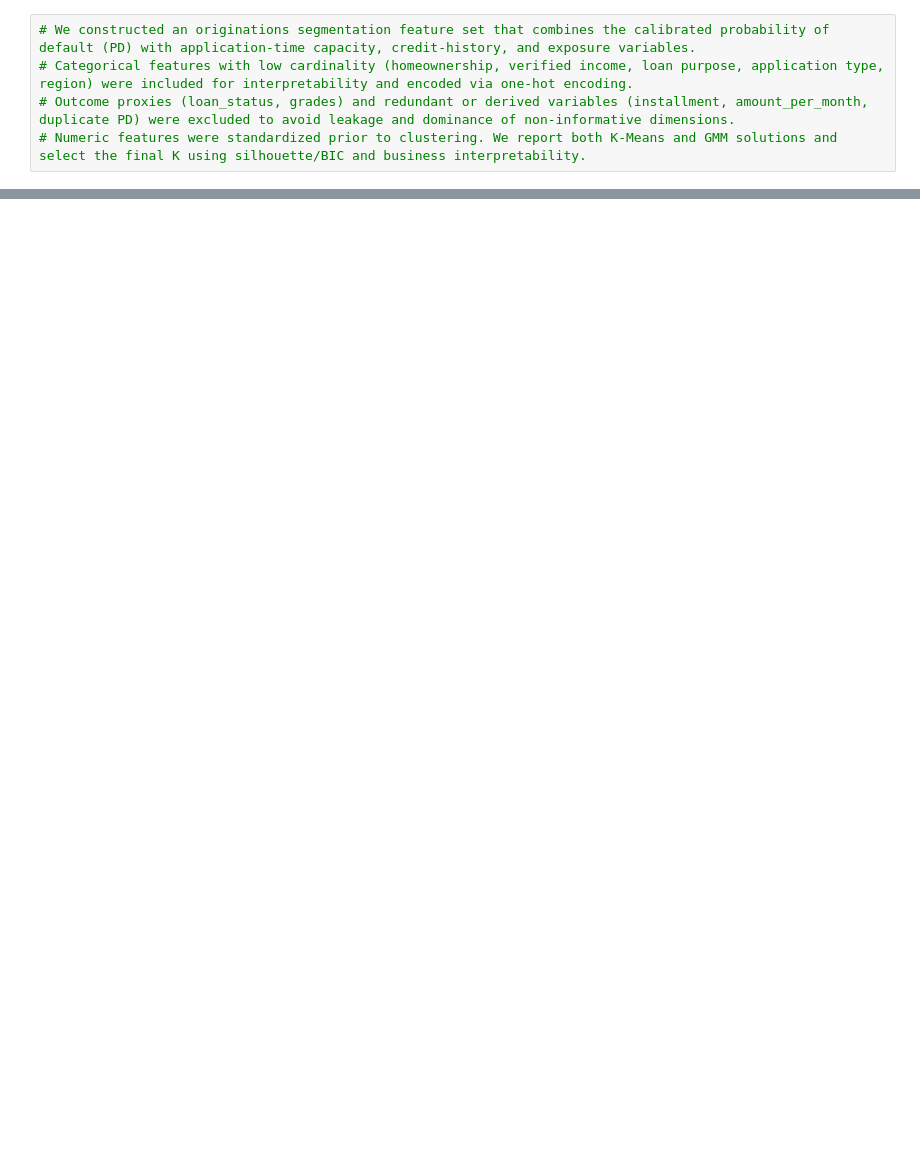
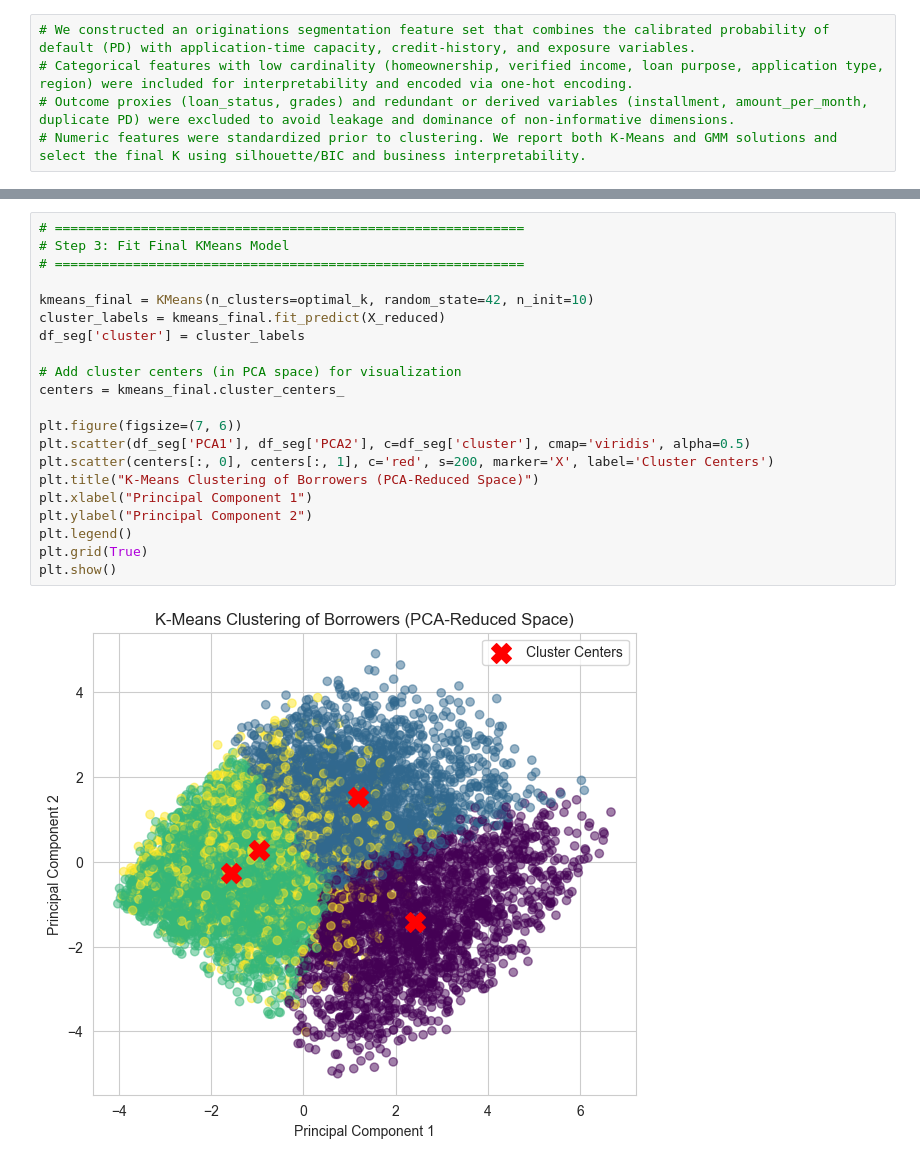
Before and after one commit to tjgusshy/P2p-Lending-Supervised-and-Unsupervised-Machine-Laarning-Project, a Jupyter notebook: p2p - Copy.ipynb, the cells around one changed output, grey strips where cells are left out. Drawn from its saved outputs; the diff is of its cells as text; blank space fills up the shorter version.

```diff
--- a/p2p - Copy.ipynb
+++ b/p2p - Copy.ipynb
@@ -3140,0 +2365,23 @@ else:
+# %%
+# ============================================================
+# Step 3: Fit Final KMeans Model
+# ============================================================
+
+kmeans_final = KMeans(n_clusters=optimal_k, random_state=42, n_init=10)
+cluster_labels = kmeans_final.fit_predict(X_reduced)
+df_seg['cluster'] = cluster_labels
+
+# Add cluster centers (in PCA space) for visualization
+centers = kmeans_final.cluster_centers_
+
+plt.figure(figsize=(7, 6))
+plt.scatter(df_seg['PCA1'], df_seg['PCA2'], c=df_seg['cluster'], cmap='viridis', alpha=0.5)
+plt.scatter(centers[:, 0], centers[:, 1], c='red', s=200, marker='X', label='Cluster Centers')
+plt.title("K-Means Clustering of Borrowers (PCA-Reduced Space)")
+plt.xlabel("Principal Component 1")
+plt.ylabel("Principal Component 2")
+plt.legend()
+plt.grid(True)
+plt.show()
+# %% [output]
+[figure, added]
```
Also changed, not shown: parts of 36 cells of this notebook, 2 other files.
